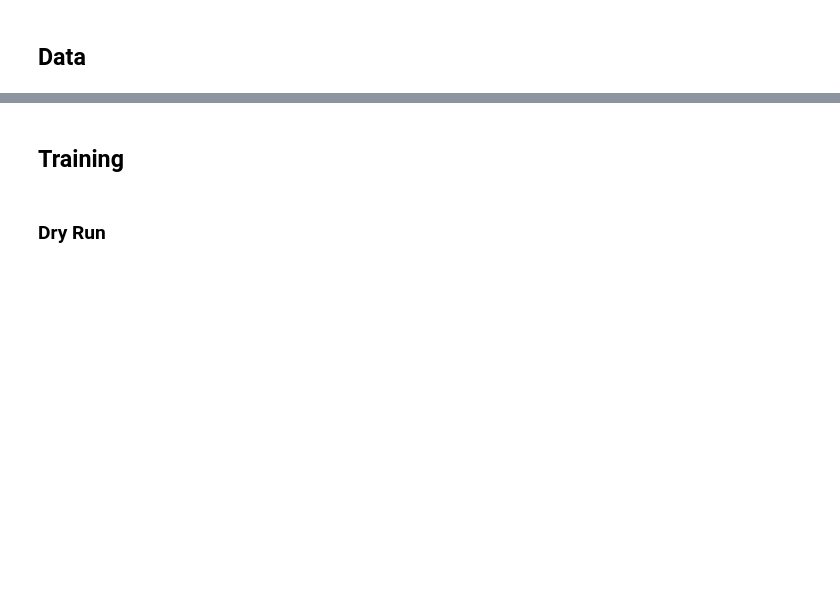
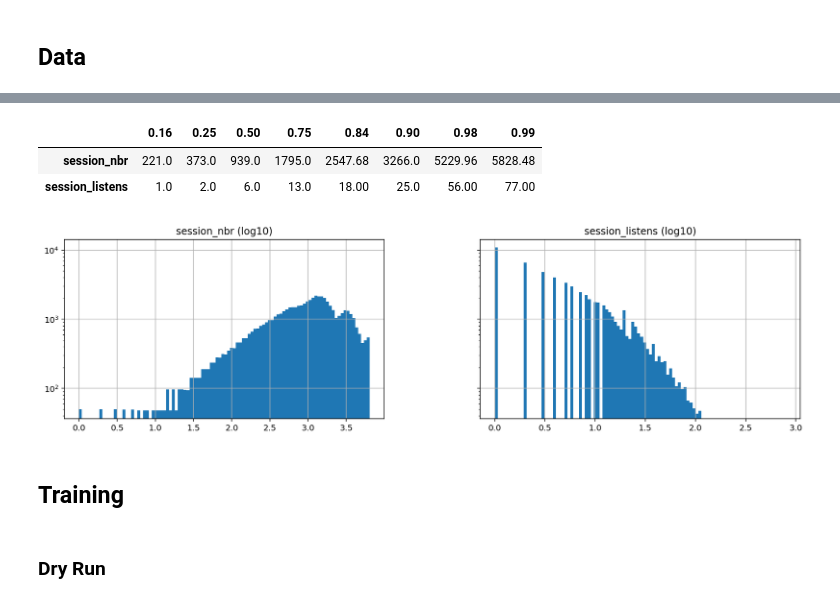
Before and after one commit to eifuentes/skipgrammar, a Jupyter notebook: notebooks/lastfm-pl.ipynb, the cells around one changed output, grey strips where cells are left out. Saved outputs shown, nothing was run; the diff lists cells and outputs as text; code cells hidden in the pictures; blank space fills up the shorter version.

```diff
--- a/notebooks/lastfm-pl.ipynb
+++ b/notebooks/lastfm-pl.ipynb
@@ -100,3 +83,21 @@ plt.plot(item_dist);
+# %%
+lastfm_dataset.df.groupby(['user_id', 'session_nbr']).size().reset_index(level=1).quantile([
+    0.16, 0.25, 0.50, 0.75, 0.84, 0.90, 0.98, 0.99
+]).rename(columns={0: 'session_listens'}).T
+# %% [output]
+|  | 0.16 | 0.25 | 0.50 | 0.75 | 0.84 | 0.90 | 0.98 | 0.99 |
+| session_nbr | 221.0 | 373.0 | 939.0 | 1795.0 | 2547.68 | 3266.0 | 5229.96 | 5828.48 |
+| session_listens | 1.0 | 2.0 | 6.0 | 13.0 | 18.00 | 25.0 | 56.00 | 77.00 |
+# %%
+axes = lastfm_dataset.df.groupby(['user_id', 'session_nbr']).size().reset_index(level=1)\
+    .rename(columns={0: 'session_listens'})\
+    .transform('log10')\
+    .rename(columns={'session_listens': 'session_listens (log10)', 'session_nbr': 'session_nbr (log10)'})\
+    .hist(bins=100, figsize=(16, 4), sharex=False, sharey=True)[0].tolist()
+axes[0].set_yscale('log');
+axes[1].set_yscale('log');
+# %% [output]
+[figure, added]
 # %%
 lastfm_dataloader = DataLoader(lastfm_dataset, batch_size=32, num_workers=6, drop_last=True)
 # %%
```
Also changed, not shown: parts of 18 cells of this notebook, 1 other file.
